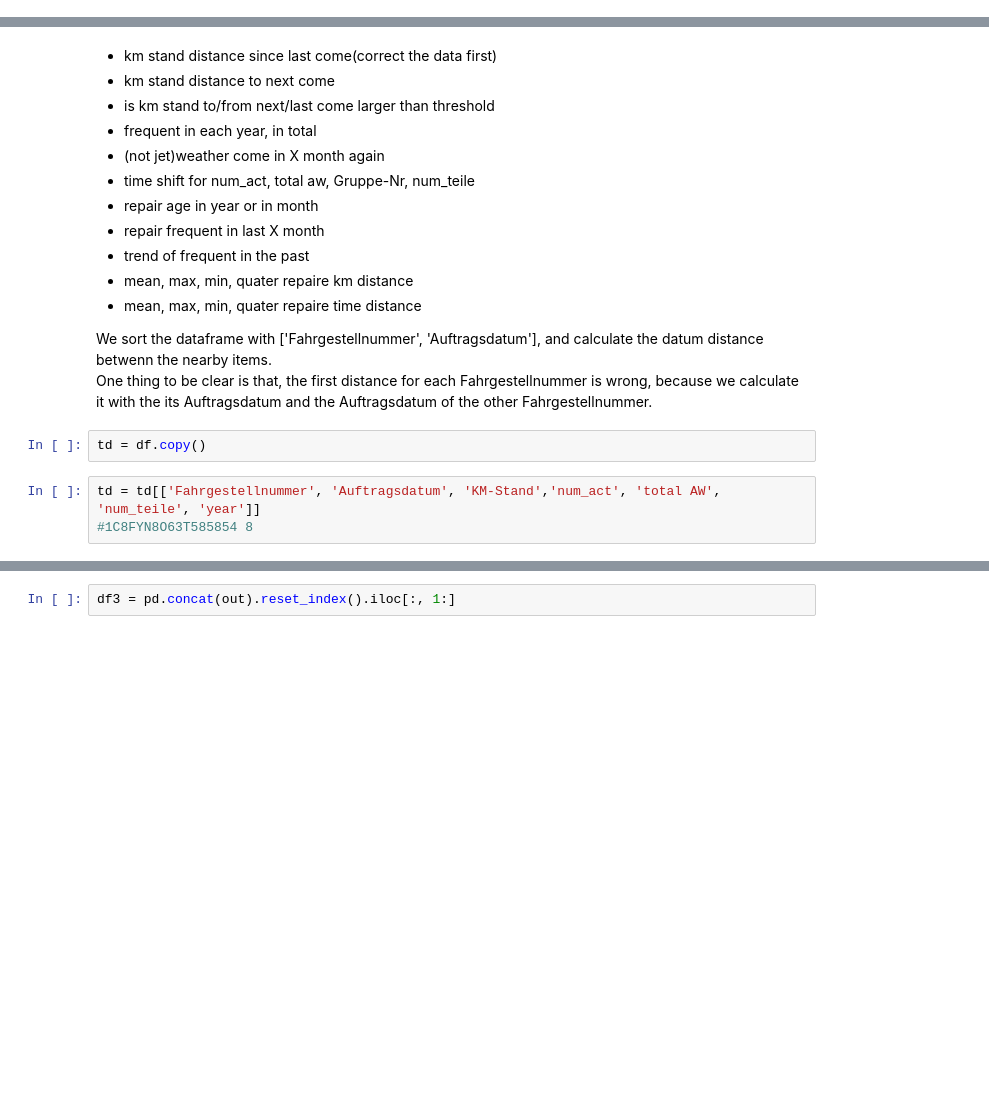
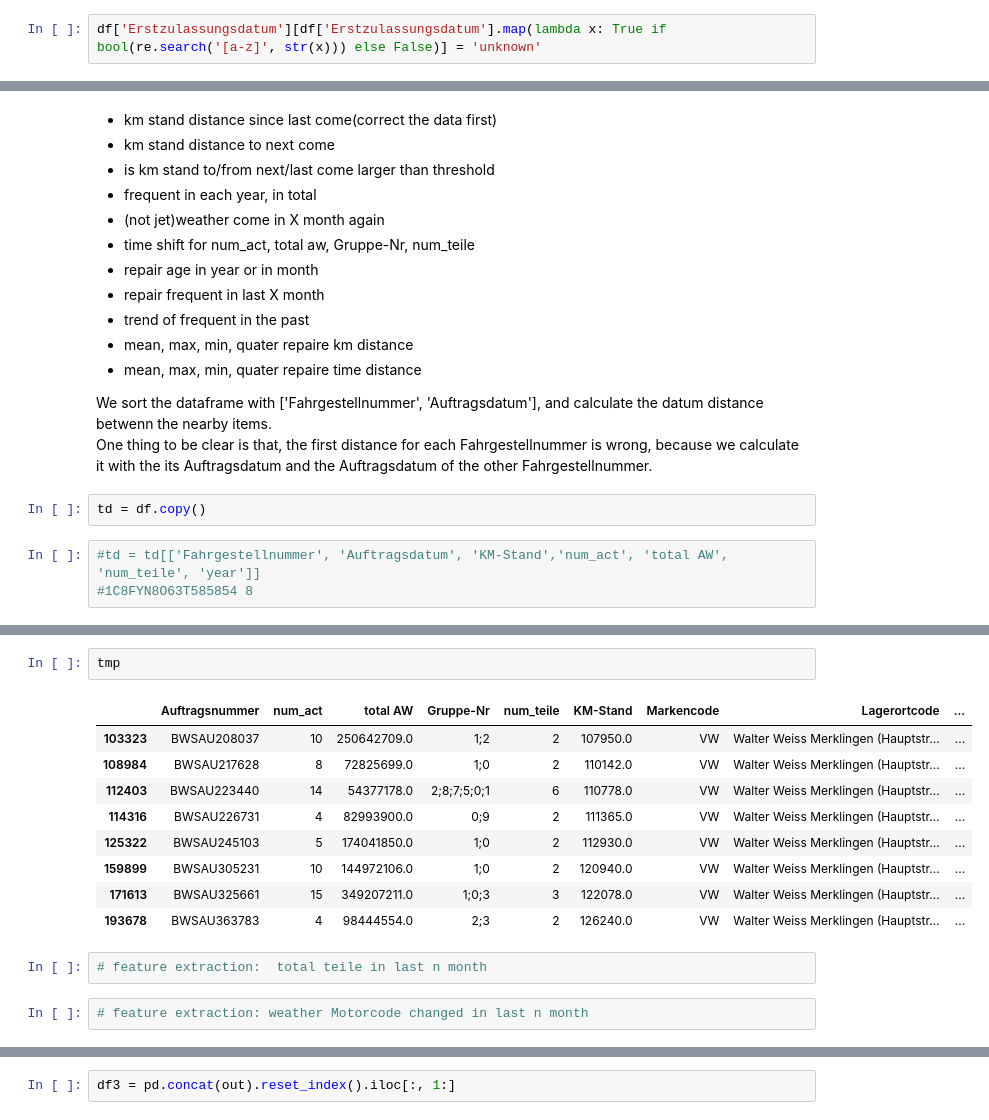
Before and after one commit to HuangYiran/data_mining, a Jupyter notebook: teco/Autohaus_weeber/notebook/Teilegruppe.ipynb, the cells around one changed output, grey strips where cells are left out. Drawn from its saved outputs; the diff is of its cells as text; blank space fills up the shorter version.

```diff
--- a/teco/Autohaus_weeber/notebook/Teilegruppe.ipynb
+++ b/teco/Autohaus_weeber/notebook/Teilegruppe.ipynb
@@ -522,2 +527,4 @@ gc.collect()
 # %% [markdown]
 ## extract feature: Erstzulassungsdatum_year
+# %%
+df['Erstzulassungsdatum'][df['Erstzulassungsdatum'].map(lambda x: True if bool(re.search('[a-z]', str(x))) else False)] = 'unknown'
@@ -545,7 +557,7 @@ One thing to be clear is that, the first distance for each Fahrgestellnummer is
 # %%
 td = df.copy()
 # %%
-td = td[['Fahrgestellnummer', 'Auftragsdatum', 'KM-Stand','num_act', 'total AW', 'num_teile', 'year']]
+#td = td[['Fahrgestellnummer', 'Auftragsdatum', 'KM-Stand','num_act', 'total AW', 'num_teile', 'year']]
 #1C8FYN8O63T585854 8
 # %%
 # get sample, to test the code
@@ -559,3 +580,19 @@ for name, group in td.groupby('Fahrgestellnummer', as_index = False):
+# %%
+tmp
+# %% [output]
+|  | Auftragsnummer | num_act | total AW | Gruppe-Nr | num_teile | KM-Stand | Markencode | Lagerortcode | ... |
+| 103323 | BWSAU208037 | 10 | 250642709.0 | 1;2 | 2 | 107950.0 | VW | Walter Weiss Merklingen (Hauptstr... | ... |
+| 108984 | BWSAU217628 | 8 | 72825699.0 | 1;0 | 2 | 110142.0 | VW | Walter Weiss Merklingen (Hauptstr... | ... |
+| 112403 | BWSAU223440 | 14 | 54377178.0 | 2;8;7;5;0;1 | 6 | 110778.0 | VW | Walter Weiss Merklingen (Hauptstr... | ... |
+| 114316 | BWSAU226731 | 4 | 82993900.0 | 0;9 | 2 | 111365.0 | VW | Walter Weiss Merklingen (Hauptstr... | ... |
+| 125322 | BWSAU245103 | 5 | 174041850.0 | 1;0 | 2 | 112930.0 | VW | Walter Weiss Merklingen (Hauptstr... | ... |
+| 159899 | BWSAU305231 | 10 | 144972106.0 | 1;0 | 2 | 120940.0 | VW | Walter Weiss Merklingen (Hauptstr... | ... |
+| 171613 | BWSAU325661 | 15 | 349207211.0 | 1;0;3 | 3 | 122078.0 | VW | Walter Weiss Merklingen (Hauptstr... | ... |
+| 193678 | BWSAU363783 | 4 | 98444554.0 | 2;3 | 2 | 126240.0 | VW | Walter Weiss Merklingen (Hauptstr... | ... |
+# %%
+# feature extraction:  total teile in last n month
+# %%
+# feature extraction: weather Motorcode changed in last n month
 # %%
 # code to extract new features, remmenber to remove counter
 out = []
```
Also changed, not shown: parts of 25 cells of this notebook.
